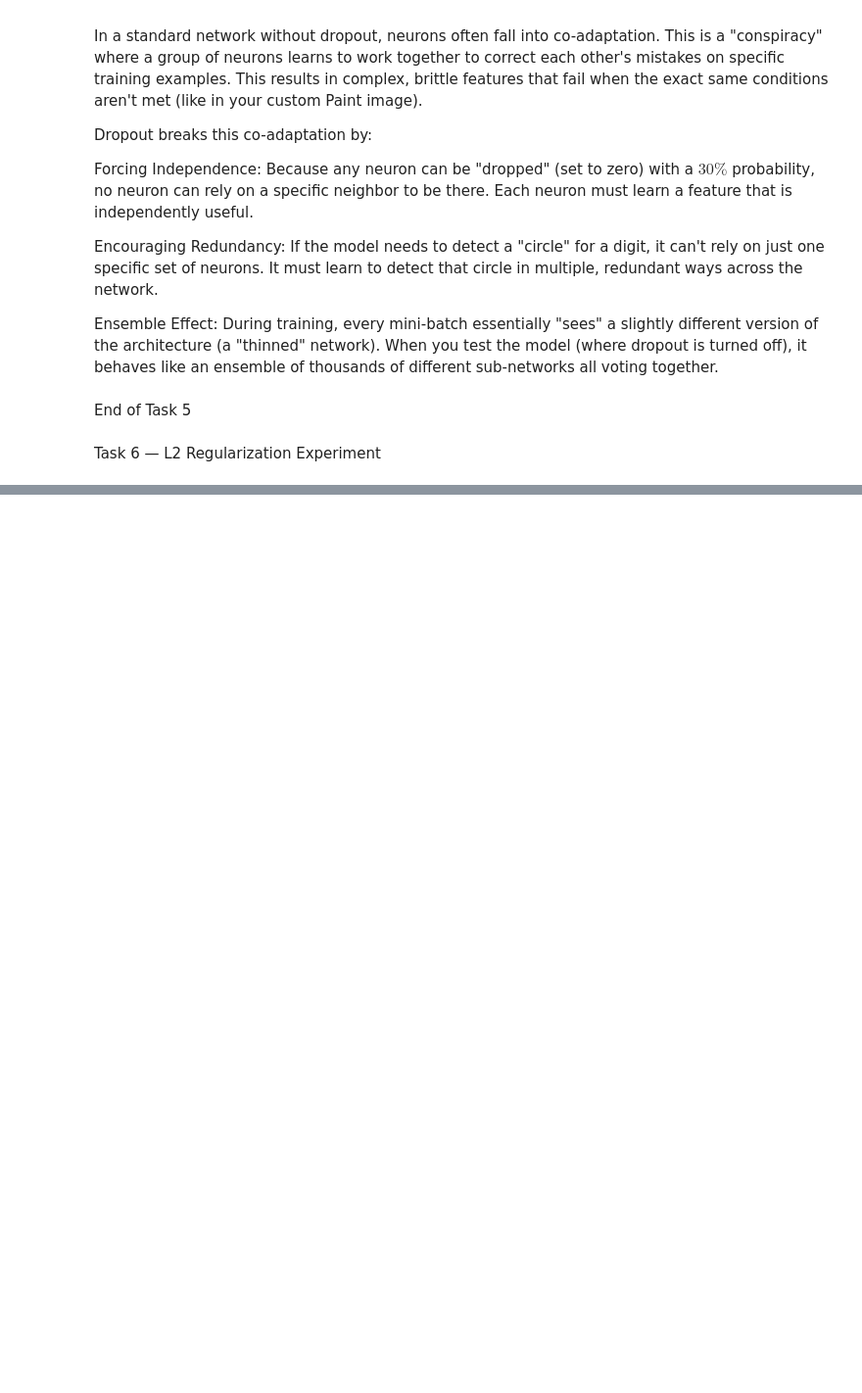
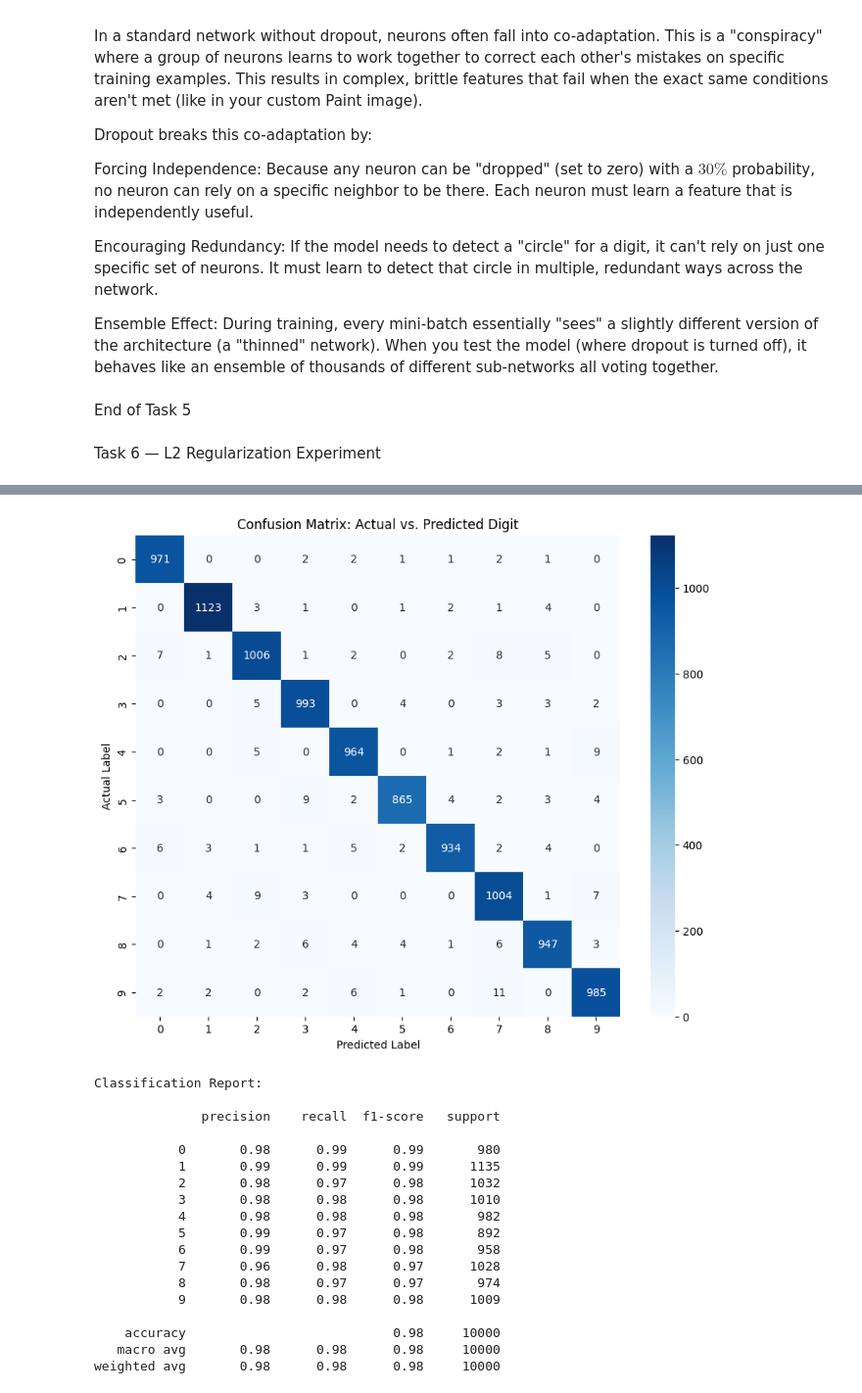
Before and after one commit to menna480/AI_diploma_master, a Jupyter notebook: notebook.ipynb, the cells around one changed output, grey strips where cells are left out. Shown at 98% size. Cells and saved outputs as stored; diff of their text form; code cells hidden in the pictures; blank space fills up the shorter version.

```diff
--- a/notebook.ipynb
+++ b/notebook.ipynb
@@ -1025,0 +1226,29 @@ Task 6 — L2 Regularization Experiment
+# %%
+import numpy as np
+import matplotlib.pyplot as plt
+import seaborn as sns
+from sklearn.metrics import confusion_matrix, classification_report
+
+# 1. Get overall Loss and Accuracy on the test set
+test_loss, test_acc = model.evaluate(x_test, y_test, verbose=0)
+print(f"Final Test Accuracy: {test_acc*100:.2f}%")
+print(f"Final Test Loss: {test_loss:.4f}")
+
+# 2. Generate Predictions for the entire test set
+predictions = model.predict(x_test)
+predicted_labels = np.argmax(predictions, axis=1)
+
+# 3. Create a Confusion Matrix
+cm = confusion_matrix(y_test, predicted_labels)
+
+plt.figure(figsize=(10, 8))
+sns.heatmap(cm, annot=True, fmt='d', cmap='Blues')
+plt.title('Confusion Matrix: Actual vs. Predicted Digit')
+plt.ylabel('Actual Label')
+plt.xlabel('Predicted Label')
+plt.show()
+
+# 4. Detailed Report (Precision, Recall, F1-Score)
+print("\nClassification Report:\n")
+print(classification_report(y_test, predicted_labels))
+# %% [output]
@@ -1025,0 +1258,19 @@ Task 6 — L2 Regularization Experiment
+[figure, added]
+Classification Report:
+
+              precision    recall  f1-score   support
+
+           0       0.98      0.99      0.99       980
+           1       0.99      0.99      0.99      1135
+           2       0.98      0.97      0.98      1032
+           3       0.98      0.98      0.98      1010
+           4       0.98      0.98      0.98       982
+           5       0.99      0.97      0.98       892
+           6       0.99      0.97      0.98       958
+           7       0.96      0.98      0.97      1028
+           8       0.98      0.97      0.97       974
+           9       0.98      0.98      0.98      1009
+
+    accuracy                           0.98     10000
+   macro avg       0.98      0.98      0.98     10000
+weighted avg       0.98      0.98      0.98     10000
```
Also changed, not shown: parts of 53 cells of this notebook.
